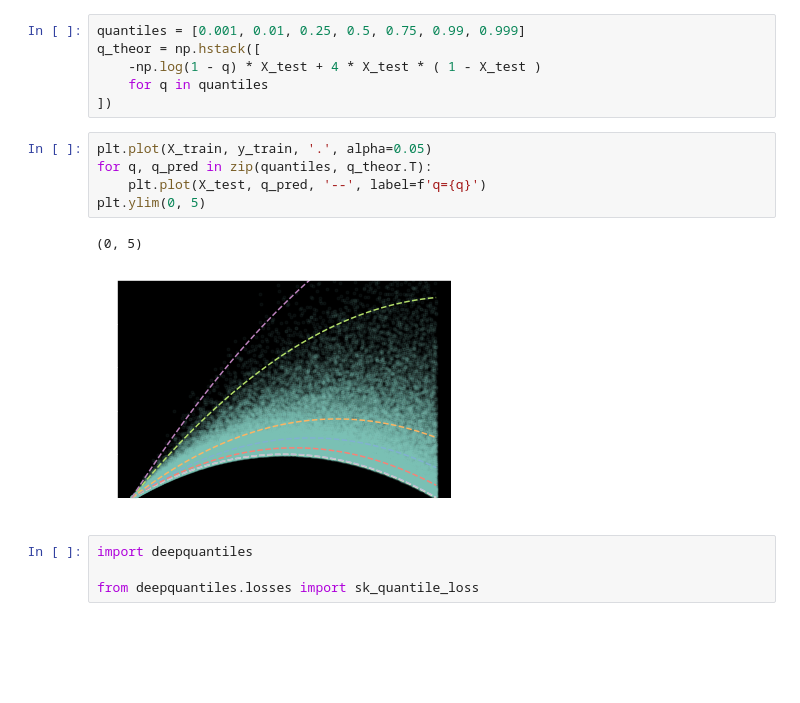
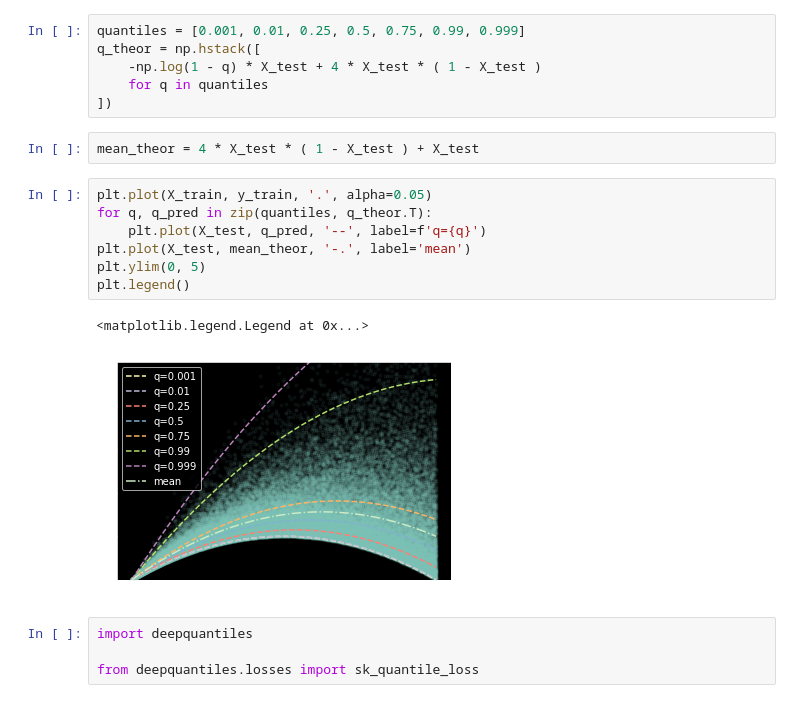
Before and after one commit to ig248/deepquantiles, a Jupyter notebook: notebooks/nn-quantiles-skewed.ipynb, the cells around one changed output. Drawn from its saved outputs; the diff is of its cells as text; blank space fills up the shorter version.

```diff
--- a/notebooks/nn-quantiles-skewed.ipynb
+++ b/notebooks/nn-quantiles-skewed.ipynb
@@ -43,14 +43,18 @@ q_theor = np.hstack([
     -np.log(1 - q) * X_test + 4 * X_test * ( 1 - X_test )
     for q in quantiles
 ])
+# %%
+mean_theor = 4 * X_test * ( 1 - X_test ) + X_test
 # %%
 plt.plot(X_train, y_train, '.', alpha=0.05)
 for q, q_pred in zip(quantiles, q_theor.T):
     plt.plot(X_test, q_pred, '--', label=f'q={q}')
+plt.plot(X_test, mean_theor, '-.', label='mean')
 plt.ylim(0, 5)
+plt.legend()
 # %% [output]
-(0, 5)
+<matplotlib.legend.Legend at 0x...>
-[figure, old version]
+[figure, new version]
 # %%
 import deepquantiles
 
```
Also changed, not shown: parts of 16 cells of this notebook, 3 other files.
